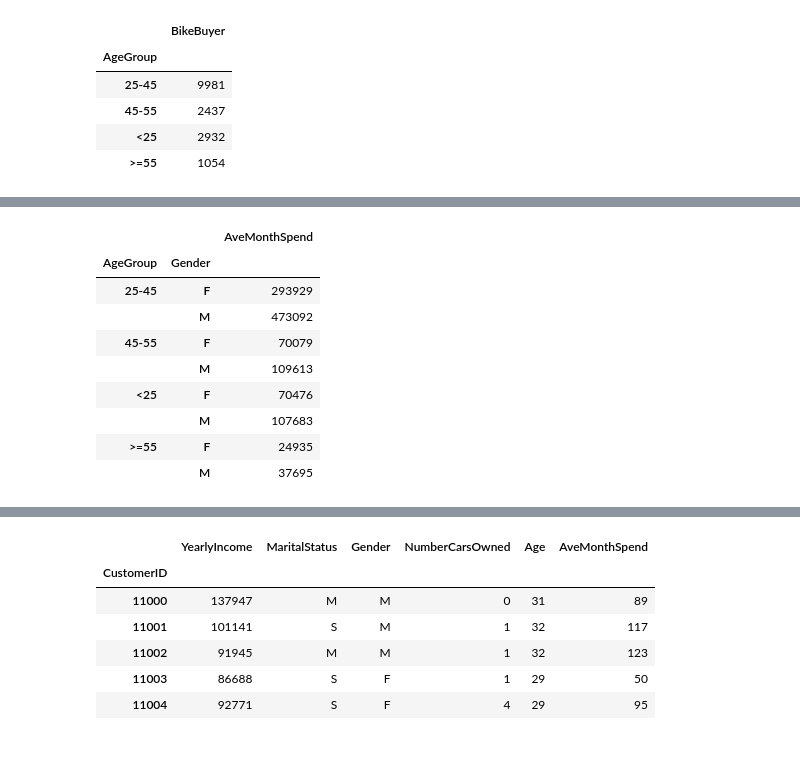
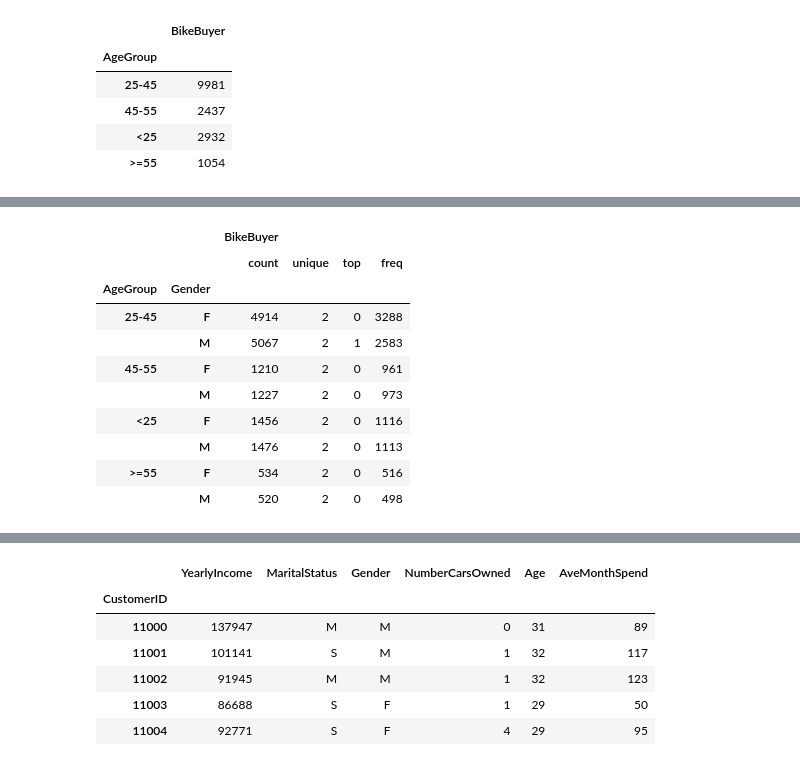
Before and after one commit to random82/Principles-of-Machine-Learning-Python, a Jupyter notebook: Final Exam/Final exam-FeatureEngineering.ipynb, the cells around one changed output, grey strips where cells are left out. Drawn from its saved outputs; the diff is of its cells as text; code cells hidden in the pictures.

```diff
--- a/Final Exam/Final exam-FeatureEngineering.ipynb
+++ b/Final Exam/Final exam-FeatureEngineering.ipynb
@@ -190,13 +197,20 @@ ValueError: Could not interpret input 'BikeBuyer'
+# %%
+df_joined = df_joined[["Age","AgeGroup","YearlyIncome", "Education", "Occupation", "Gender", "MaritalStatus","HomeOwnerFlag","NumberCarsOwned","NumberChildrenAtHome","TotalChildren","AveMonthSpend","BikeBuyer"]]
+# %%
+df_joined["BikeBuyer"] = df_joined["BikeBuyer"].astype("category")
+df_joined["HomeOwnerFlag"] = df_joined["HomeOwnerFlag"].astype("category")
+df_joined["MaritalStatus"] = df_joined["MaritalStatus"].astype("category")
 # %%
-df_joined[["AgeGroup", "AveMonthSpend", "Gender"]].groupby(["AgeGroup", "Gender"]).sum()
+df_joined[["AgeGroup", "BikeBuyer", "Gender"]].groupby(["AgeGroup", "Gender"]).describe()
 # %% [output]
-|  |  | AveMonthSpend |
-| AgeGroup | Gender |  |
-| 25-45 | F | 293929 |
-|  | M | 473092 |
-| 45-55 | F | 70079 |
-|  | M | 109613 |
-| <25 | F | 70476 |
-|  | M | 107683 |
-| >=55 | F | 24935 |
-|  | M | 37695 |
+|  |  | BikeBuyer |  |  |  |
+|  |  | count | unique | top | freq |
+| AgeGroup | Gender |  |  |  |  |
+| 25-45 | F | 4914 | 2 | 0 | 3288 |
+|  | M | 5067 | 2 | 1 | 2583 |
+| 45-55 | F | 1210 | 2 | 0 | 961 |
+|  | M | 1227 | 2 | 0 | 973 |
+| <25 | F | 1456 | 2 | 0 | 1116 |
+|  | M | 1476 | 2 | 0 | 1113 |
+| >=55 | F | 534 | 2 | 0 | 516 |
+|  | M | 520 | 2 | 0 | 498 |
```
Also changed, not shown: parts of 33 cells of this notebook, 1 other file.
